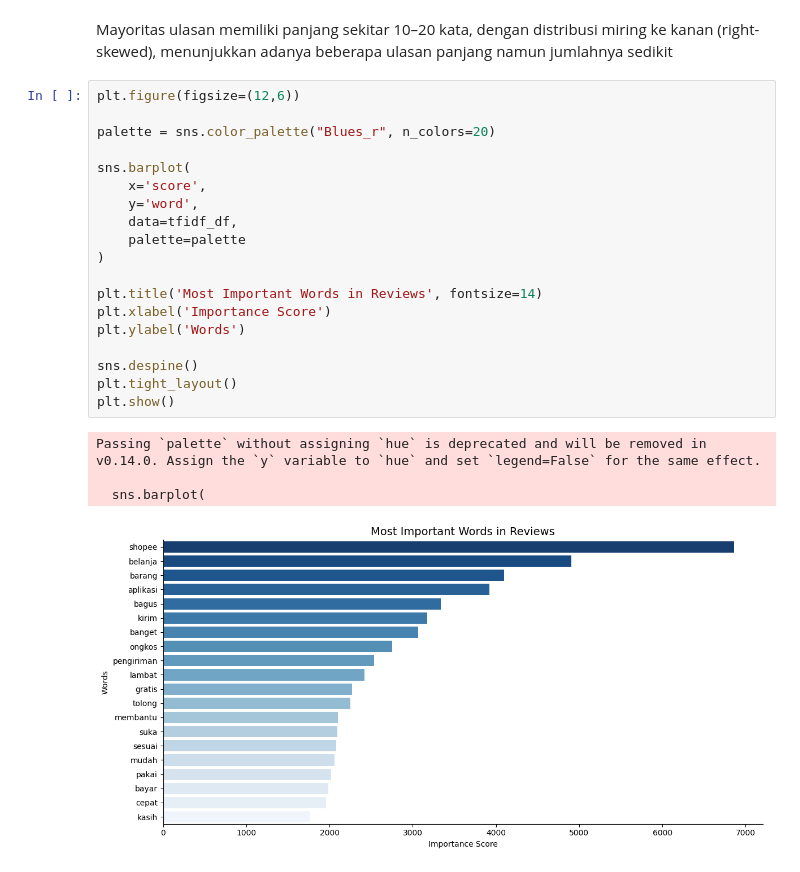
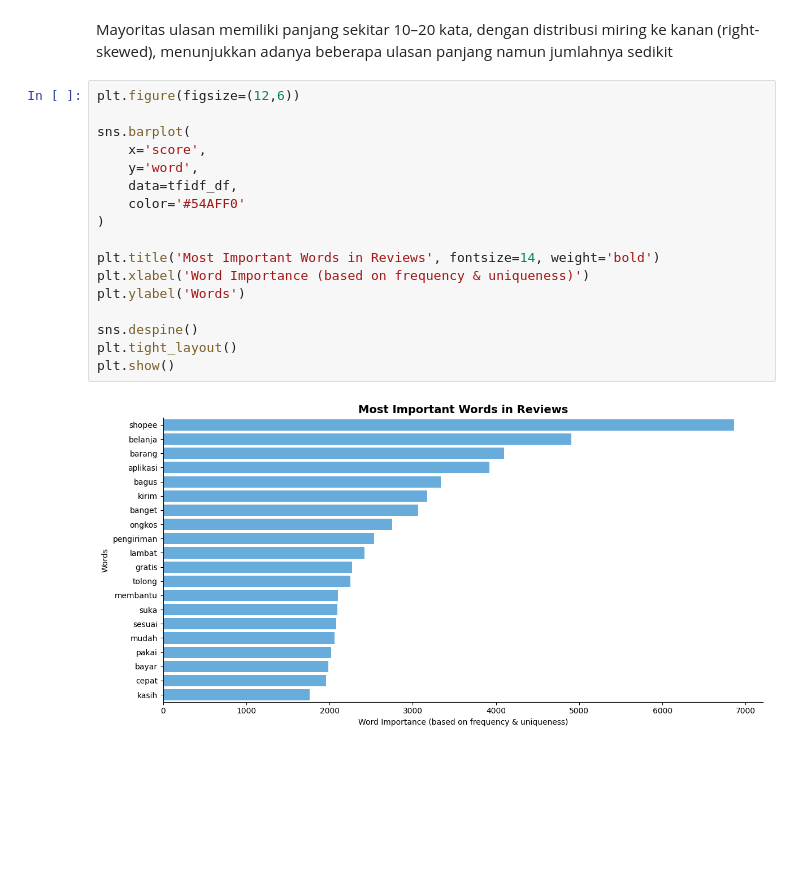
Before and after one commit to NyssaRomana/IDCamp-Dicoding, a Jupyter notebook: duasembilanmaret.ipynb, the cells around one changed output. Drawn from its saved outputs; the diff is of its cells as text; blank space fills up the shorter version.

```diff
--- a/duasembilanmaret.ipynb
+++ b/duasembilanmaret.ipynb
@@ -461,25 +461,20 @@ plt.show()
 Mayoritas ulasan memiliki panjang sekitar 10–20 kata, dengan distribusi miring ke kanan (right-skewed), menunjukkan adanya beberapa ulasan panjang namun jumlahnya sedikit
 # %%
 plt.figure(figsize=(12,6))
-
-palette = sns.color_palette("Blues_r", n_colors=20)
 
 sns.barplot(
     x='score',
     y='word',
     data=tfidf_df,
-    palette=palette
+    color='#54AFF0'
 )
 
-plt.title('Most Important Words in Reviews', fontsize=14)
-plt.xlabel('Importance Score')
+plt.title('Most Important Words in Reviews', fontsize=14, weight='bold')
+plt.xlabel('Word Importance (based on frequency & uniqueness)')
 plt.ylabel('Words')
 
 sns.despine()
 plt.tight_layout()
 plt.show()
 # %% [output]
-Passing `palette` without assigning `hue` is deprecated and will be removed in v0.14.0. Assign the `y` variable to `hue` and set `legend=False` for the same effect.
-
-  sns.barplot(
-[figure, old version]
+[figure, new version]
```
Also changed, not shown: parts of 9 cells of this notebook.
